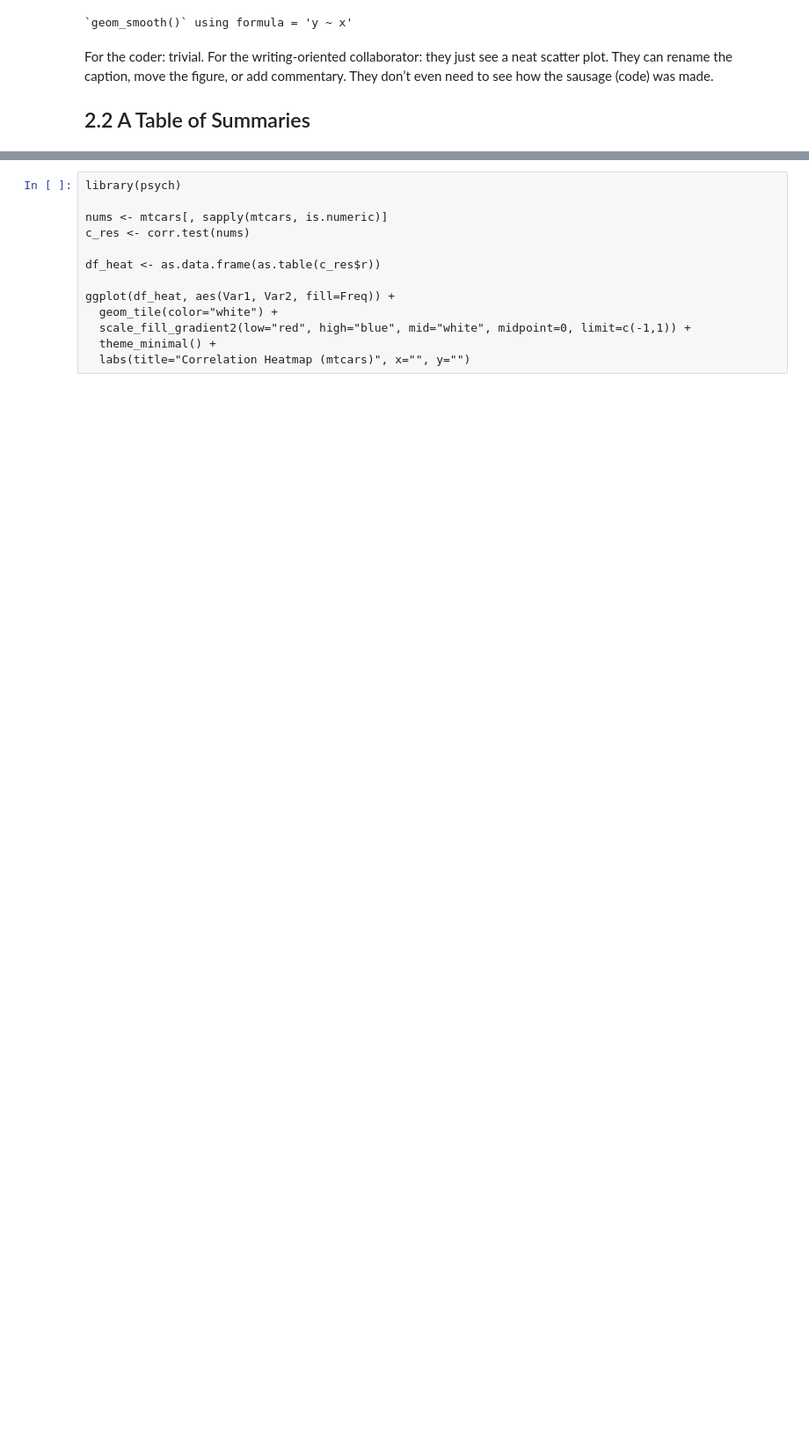
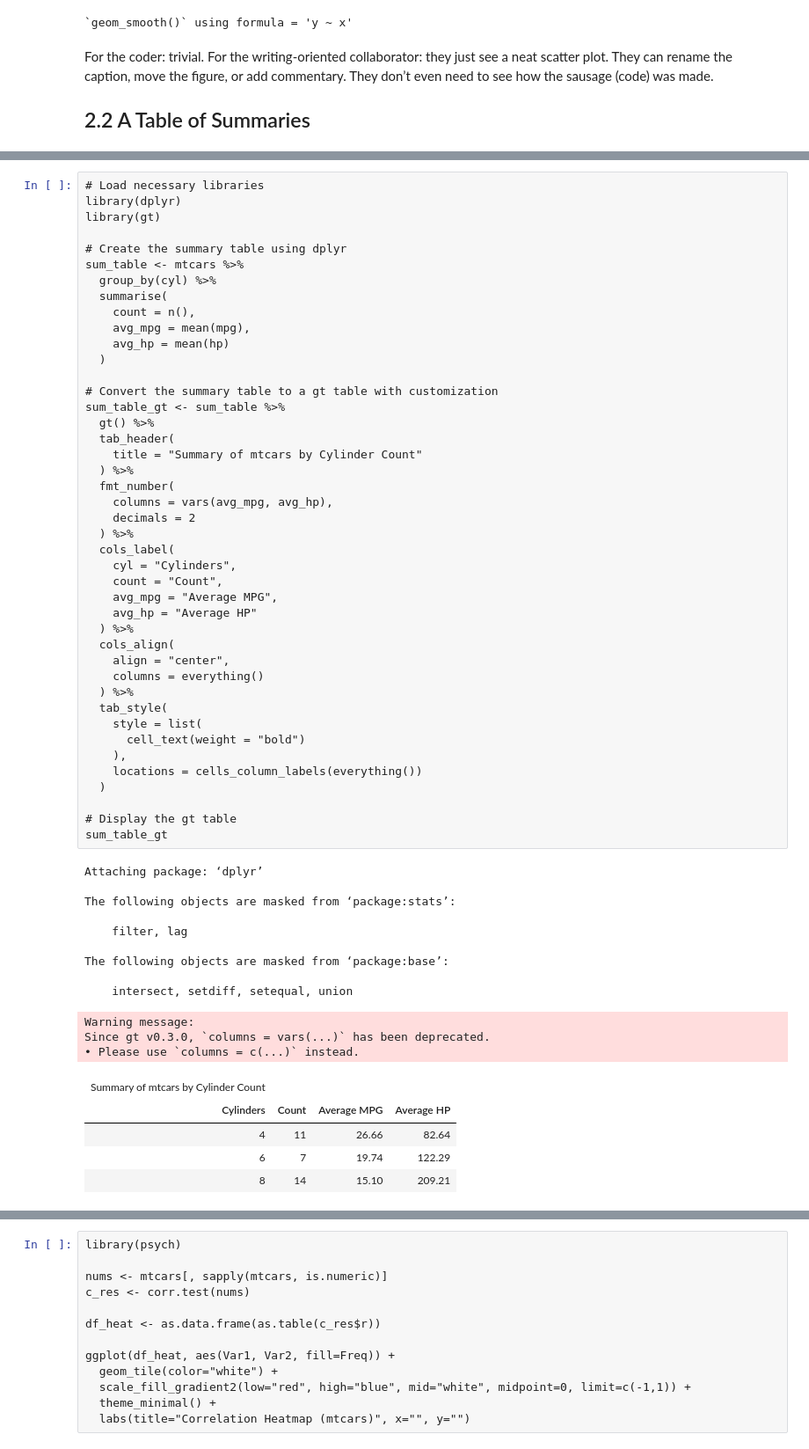
Before and after one commit to roaldarbol/writing-together, a Jupyter notebook: writing-together.ipynb, the cells around one changed output, grey strips where cells are left out. Shown at 88% size. Saved outputs shown, nothing was run; the diff lists cells and outputs as text; blank space fills up the shorter version.

```diff
--- a/writing-together.ipynb
+++ b/writing-together.ipynb
@@ -86,3 +66,64 @@ Table: Summary of mtcars by Cylinder Count
+# %%
+# Load necessary libraries
+library(dplyr)
+library(gt)
+
+# Create the summary table using dplyr
+sum_table <- mtcars %>%
+  group_by(cyl) %>%
+  summarise(
+    count = n(),
+    avg_mpg = mean(mpg),
+    avg_hp = mean(hp)
+  )
+
+# Convert the summary table to a gt table with customization
+sum_table_gt <- sum_table %>%
+  gt() %>%
+  tab_header(
+    title = "Summary of mtcars by Cylinder Count"
+  ) %>%
+  fmt_number(
+    columns = vars(avg_mpg, avg_hp),
+    decimals = 2
+  ) %>%
+  cols_label(
+    cyl = "Cylinders",
+    count = "Count",
+    avg_mpg = "Average MPG",
+    avg_hp = "Average HP"
+  ) %>%
+  cols_align(
+    align = "center",
+    columns = everything()
+  ) %>%
+  tab_style(
+    style = list(
+      cell_text(weight = "bold")
+    ),
+    locations = cells_column_labels(everything())
+  )
+
+# Display the gt table
+sum_table_gt
+# %% [output]
+Attaching package: ‘dplyr’
+
+The following objects are masked from ‘package:stats’:
+
+    filter, lag
+
+The following objects are masked from ‘package:base’:
+
+    intersect, setdiff, setequal, union
+Warning message:
+Since gt v0.3.0, `columns = vars(...)` has been deprecated.
+• Please use `columns = c(...)` instead.
+| Summary of mtcars by Cylinder Count |  |  |  |
+| Cylinders | Count | Average MPG | Average HP |
+| 4 | 11 | 26.66 | 82.64 |
+| 6 | 7 | 19.74 | 122.29 |
+| 8 | 14 | 15.10 | 209.21 |
 # %% [markdown]
 Again, for the coder: “Sure, I group by `cyl` and do some summarizing.” For the writing collaborator: “Great, I see a summary table; let me rephrase the caption, reorder the columns if needed.” They never have to worry about R syntax.
 
```
Also changed, not shown: parts of 4 cells of this notebook.
